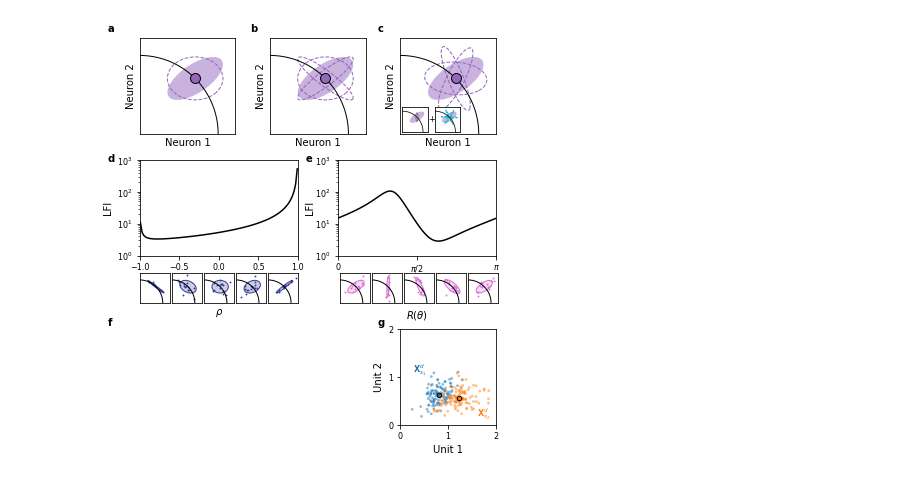
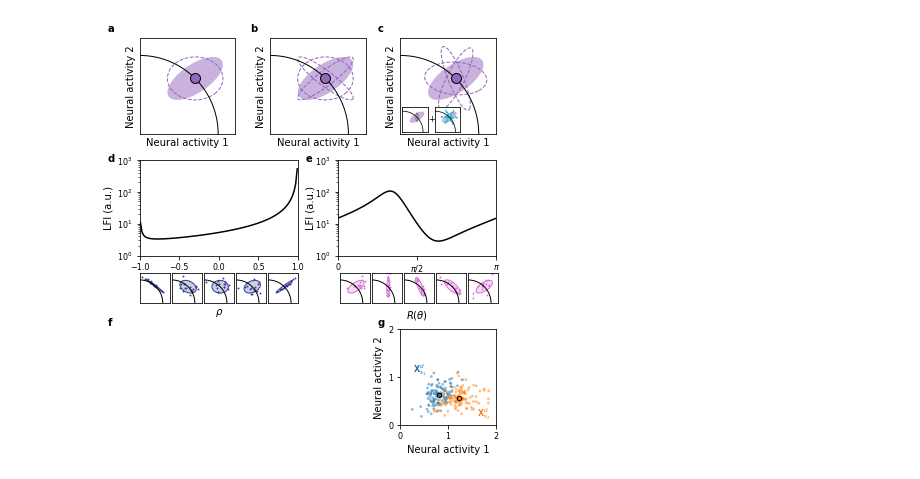
Before and after one commit to BouchardLab/noise_correlations, a Jupyter notebook: figures/figure2.ipynb, the cells around one changed output. Cells and saved outputs as stored; diff of their text form; code cells hidden in the pictures.

```diff
--- a/figures/figure2.ipynb
+++ b/figures/figure2.ipynb
@@ -214,15 +214,16 @@ for ii, th in enumerate(thetas):
 ax = axes_mid[0]
 ax.plot(corrs, u_lfis, c='k')
 ax.set_xlabel(r'$\rho$', size=ax_label_size, labelpad=35)
-ax.set_ylabel(r'LFI', size=ax_label_size)
+ax.set_ylabel(r'LFI (a.u.)', size=ax_label_size)
 ax.set_yscale('log')
 
 ax = axes_mid[1]
 ax.plot(thetas, fa_lfis, c='k')
 ax.set_xlabel(r'$R(\theta)$', size=ax_label_size, labelpad=35)
-ax.set_ylabel(r'LFI', size=ax_label_size, labelpad=0)
+ax.set_ylabel(r'LFI (a.u.)', size=ax_label_size, labelpad=0)
 ax.set_yscale('log')
 
+np.random.seed(0)
 idxs = [0, 33, 50, 66, 99]
 for ii in range(5):
     idx = idxs[ii]
@@ -319,8 +320,8 @@ ax.set_xlim([0., 2])
 ax.set_ylim(ax.get_xlim())
 ax.set_xticks([0, 1, 2])
 ax.set_yticks(ax.get_xticks())
-ax.set_xlabel(r'Unit 1', fontsize=ax_label_size)
-ax.set_ylabel(r'Unit 2', fontsize=ax_label_size)
+ax.set_xlabel(r'Neural activity 1', fontsize=ax_label_size)
+ax.set_ylabel(r'Neural activity 2', fontsize=ax_label_size)
 
 
 
@@ -338,10 +339,10 @@ for ax in axes_top:
     ax.set_ylim([0, 1.22])
 
     # Axes labels
-    ax.set_xlabel(r'Neuron 1',
+    ax.set_xlabel(r'Neural activity 1',
                   fontsize=ax_label_size,
                   labelpad=4)
-    ax.set_ylabel(r'Neuron 2',
+    ax.set_ylabel(r'Neural activity 2',
               fontsize=ax_label_size,
               labelpad=4)
     plot_cov_ellipse(base,
@@ -356,31 +357,31 @@ for ax in axes_top:
                edgecolor='black',
                s=100,
                zorder=1000)
 
 
 xs = [.01, .37, .69]
 ys = [.98, .3]
 fig.text(xs[0], .68, 'd',
          size=letter_size,
          fontweight='bold')
 fig.text(.51, .68, 'e',
          size=letter_size,
          fontweight='bold')
 lets = ['a', 'b', 'c', 'f', '', 'g']
 c = 0
 for ii in range(2):
     for jj in range(3):
         fig.text(xs[jj], ys[ii], lets[c],
                  size=letter_size,
                  fontweight='bold')
         c += 1
 for ax in axes_top + axes_mid + axes_bottom:
     ax.tick_params(labelsize=tick_label_size)
 
 axes_bottom[0].axis('off')
 axes_bottom[1].axis('off')
 
 plt.savefig('figure2.pdf', dpi=300)
 plt.savefig('figure2.jpg', dpi=300)
 # %% [output]
-[figure, old version]
+[figure, new version]
```
Also changed, not shown: 2 other files.
